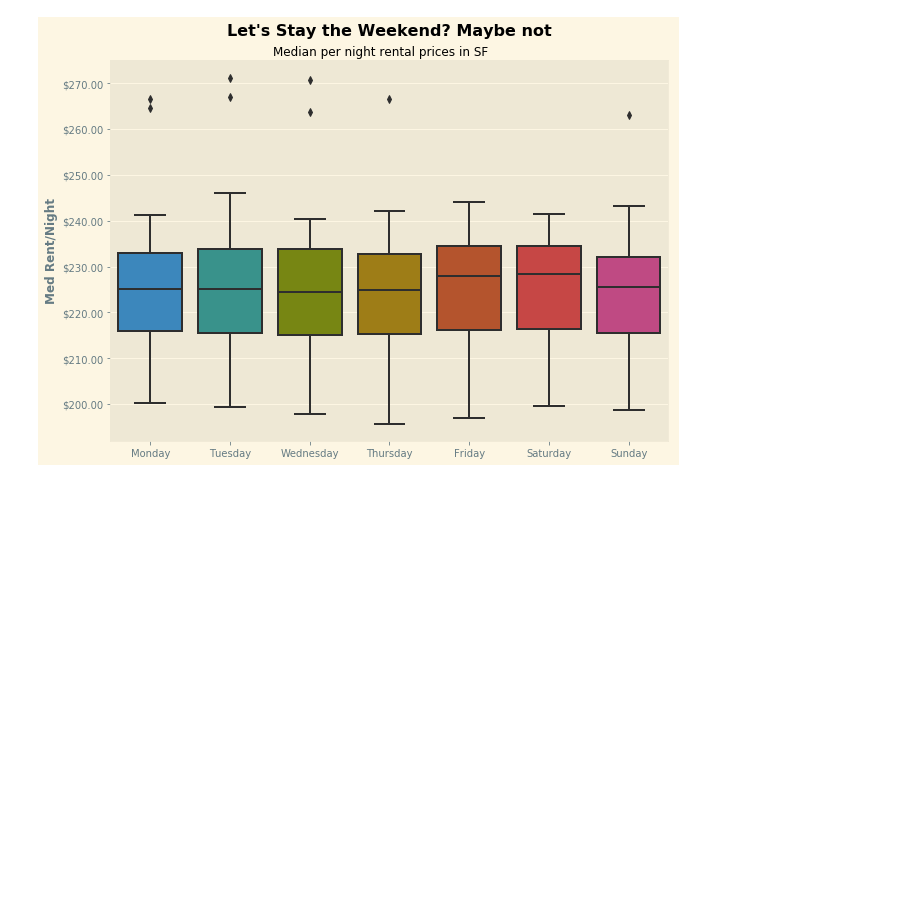
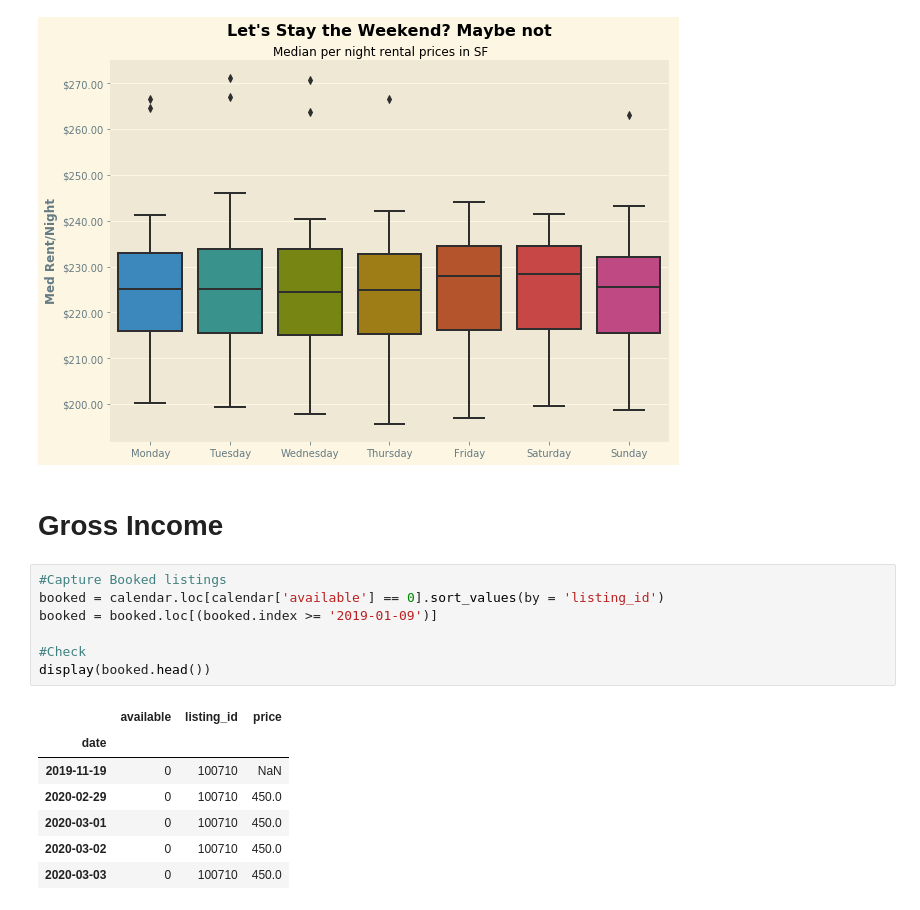
Before and after one commit to KishenSharma6/Airbnb-Analysis, a Jupyter notebook: Project Codes/03. Exploratory Data Analysis/2020_0408_Calendar_EDA.ipynb, the cells around one changed output. Drawn from its saved outputs; the diff is of its cells as text; blank space fills up the shorter version.

```diff
--- a/Project Codes/03. Exploratory Data Analysis/2020_0408_Calendar_EDA.ipynb
+++ b/Project Codes/03. Exploratory Data Analysis/2020_0408_Calendar_EDA.ipynb
@@ -391,3 +377,20 @@ j.set_ylabel('Med Rent/Night', fontdict=label_dict)
 # %% [output]
 Text(0, 0.5, 'Med Rent/Night')
 [figure]
+# %% [markdown]
+# Gross Income
+# %%
+#Capture Booked listings
+booked = calendar.loc[calendar['available'] == 0].sort_values(by = 'listing_id')
+booked = booked.loc[(booked.index >= '2019-01-09')]
+
+#Check
+display(booked.head())
+# %% [output]
+|  | available | listing_id | price |
+| date |  |  |  |
+| 2019-11-19 | 0 | 100710 | NaN |
+| 2020-02-29 | 0 | 100710 | 450.0 |
+| 2020-03-01 | 0 | 100710 | 450.0 |
+| 2020-03-02 | 0 | 100710 | 450.0 |
+| 2020-03-03 | 0 | 100710 | 450.0 |
```
Also changed, not shown: parts of 7 cells of this notebook.
